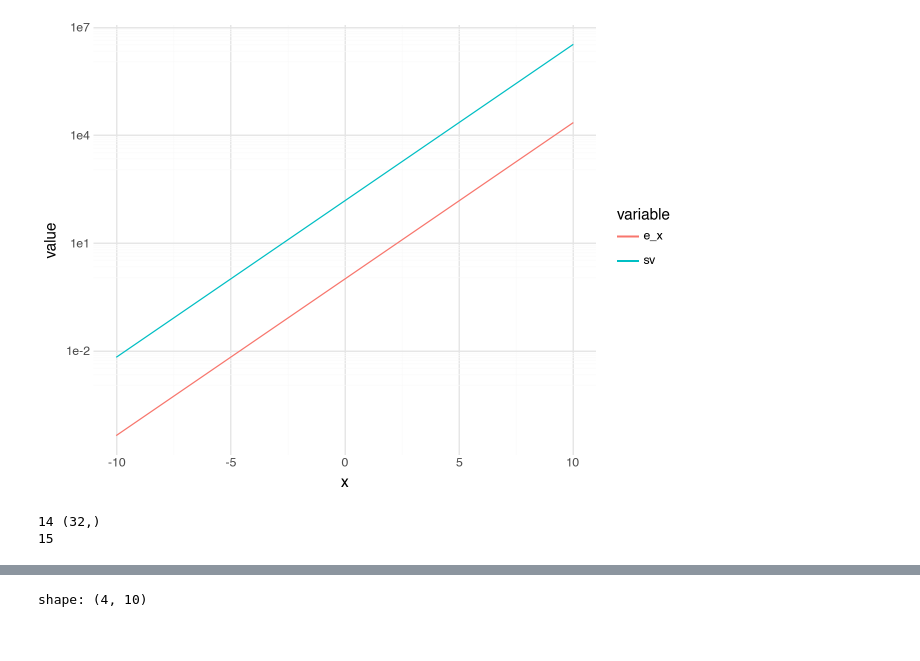
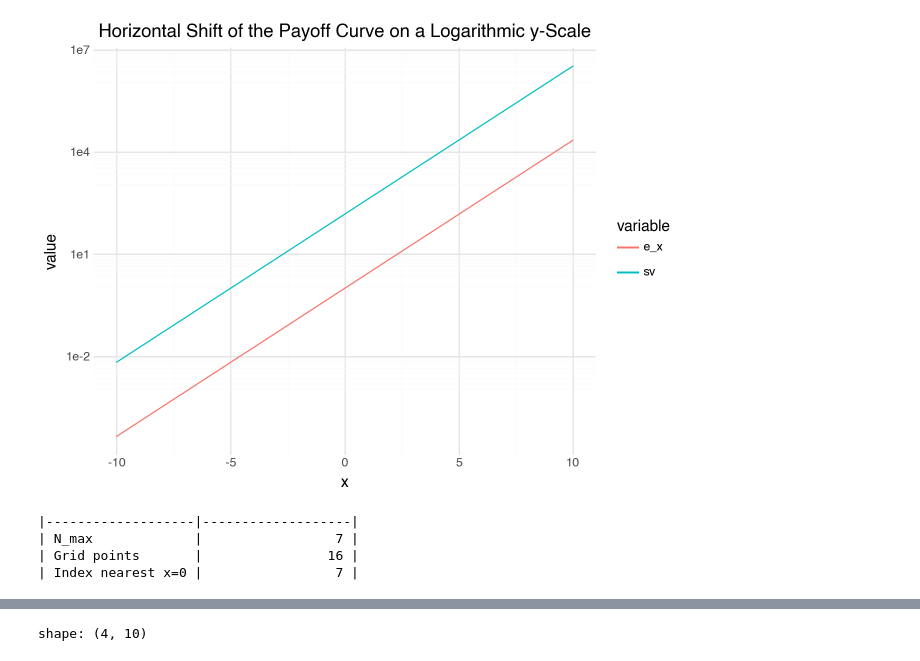
Before and after one commit to elevenwang-creator/Quantum-computing, a Jupyter notebook: HamiltonianSimulation.ipynb, the cells around one changed output, grey strips where cells are left out. Cells and saved outputs as stored; diff of their text form; code cells hidden in the pictures.

```diff
--- a/HamiltonianSimulation.ipynb
+++ b/HamiltonianSimulation.ipynb
@@ -43,7 +76,7 @@ T = 1           # Maturity of the option contract
 sigma = 0.2     # Volatility of the stock price process
 # %%
 # The number of qubits
-qubits_num = 5
+qubits_num = 4
 
 N_x = 2 ** qubits_num  # Number of grid points in the x-direction
 
@@ -55,28 +88,30 @@ e_x = jnp.exp(x)
 # %%
 df = pl.DataFrame({
     "x": np.asarray(x),
     "sv": np.asarray(sv),
     "e_x": np.asarray(e_x),
 })
 df_long = df.unpivot(index=["x"], on=["sv", "e_x"],
                     variable_name="variable", value_name="value")
 
 # plotnine consumes the polars DataFrame directly; `>>` pipes data into the
 # plot without converting to pandas.
 (
     df_long
     >> (ggplot(aes(x="x", y="value", color="variable"))
         + geom_line()
         + scale_y_log10()
-        + labs(x="x", y="value", color="variable")
+        + labs(x="x", y="value", color="variable",
+               title="Horizontal Shift of the Payoff Curve on a Logarithmic y-Scale")
         + theme_minimal())
 )
 # %% [output]
-[figure, old version]
+[figure, new version]
 # %%
 N_max = int(jnp.ceil((jnp.log(K) / (2*x_max) + 1/4) * (N_x - 1)))
-print(N_max, x.shape)
-print(jnp.argmin(jnp.abs(x)))
+print(tabulate([[N_max], [x.shape[0]], [int(jnp.argmin(jnp.abs(x)))]], headers=["Grid diagnostic"], tablefmt="github", showindex=["N_max", "Grid points", "Index nearest x=0"]))
 # %% [output]
-14 (32,)
-15
+|-------------------|-------------------|
+| N_max             |                 7 |
+| Grid points       |                16 |
+| Index nearest x=0 |                 7 |
```
Also changed, not shown: parts of 45 cells of this notebook, 3 other files.
